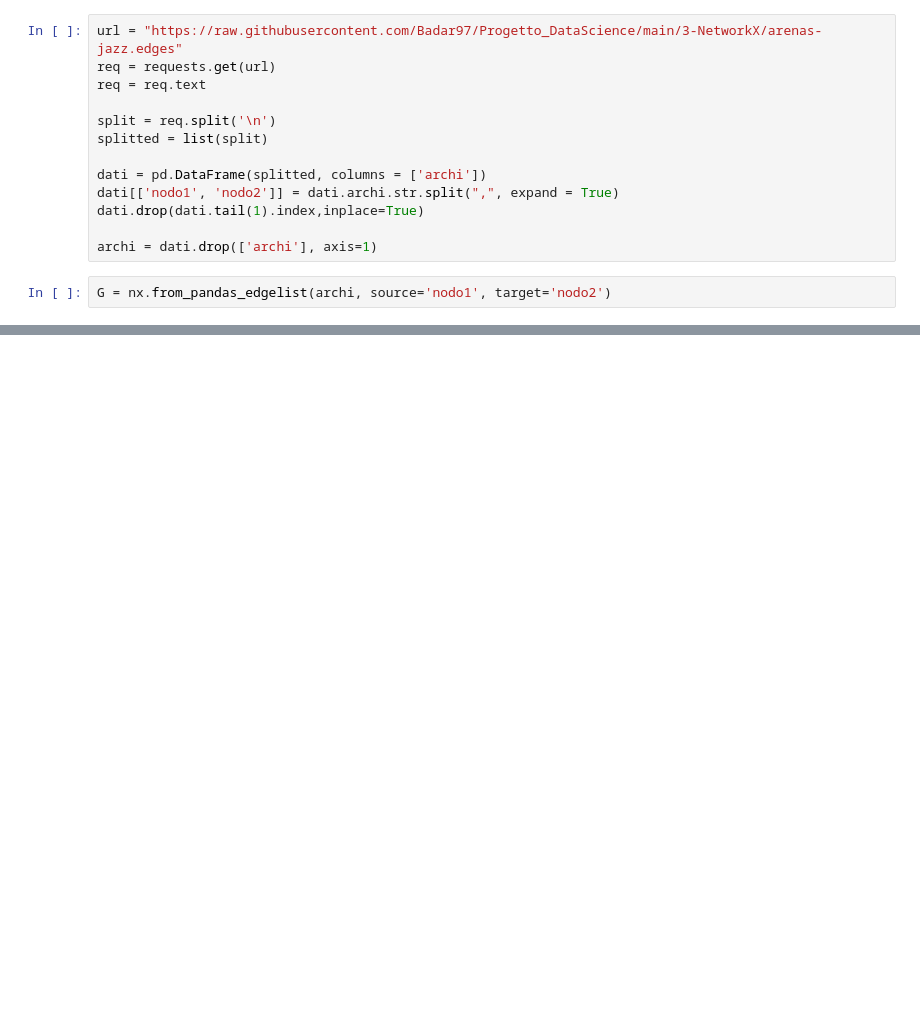
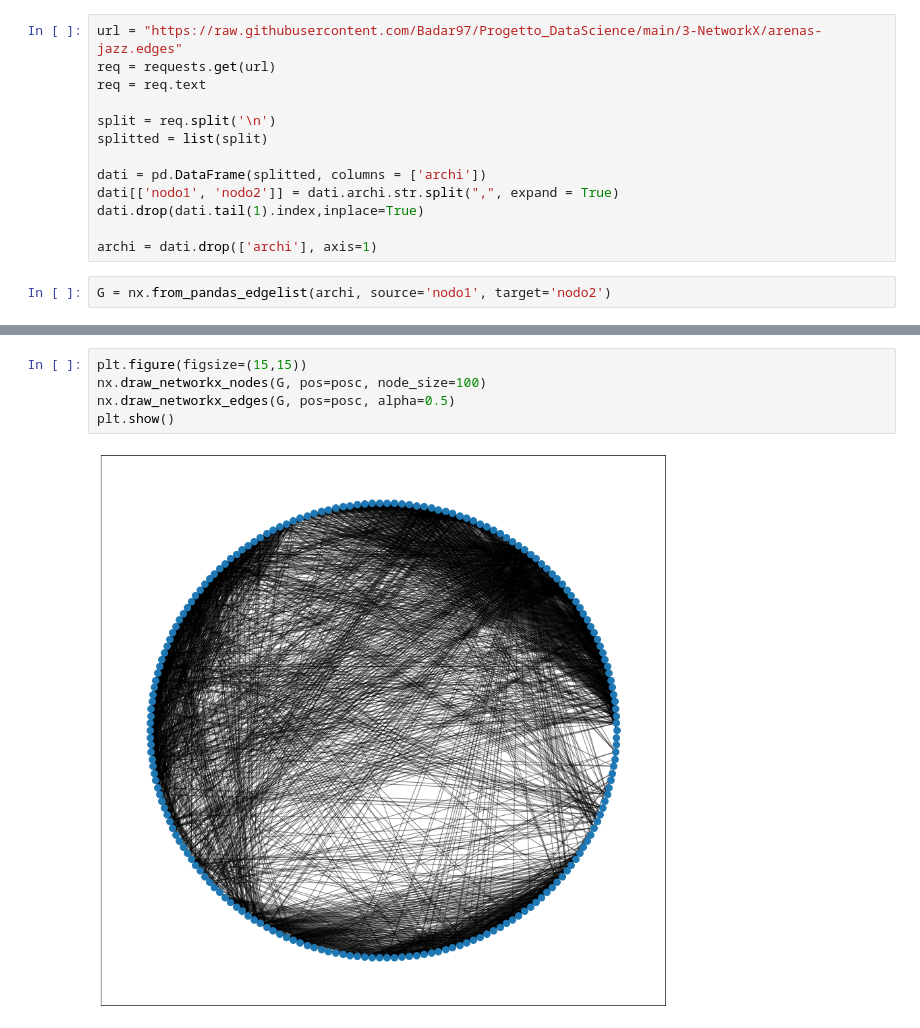
Before and after one commit to Badar97/Progetto_DataScience, a Jupyter notebook: 3-NetworkX/SocialNetworkAnalysis.ipynb, the cells around one changed output, grey strips where cells are left out. Drawn from its saved outputs; the diff is of its cells as text; blank space fills up the shorter version.

```diff
--- a/3-NetworkX/SocialNetworkAnalysis.ipynb
+++ b/3-NetworkX/SocialNetworkAnalysis.ipynb
@@ -37,0 +82,7 @@ IS_CONNECTED:  True
+# %%
+plt.figure(figsize=(15,15))
+nx.draw_networkx_nodes(G, pos=posc, node_size=100)
+nx.draw_networkx_edges(G, pos=posc, alpha=0.5)
+plt.show()
+# %% [output]
+[figure, added]
```
Also changed, not shown: parts of 26 cells of this notebook.
